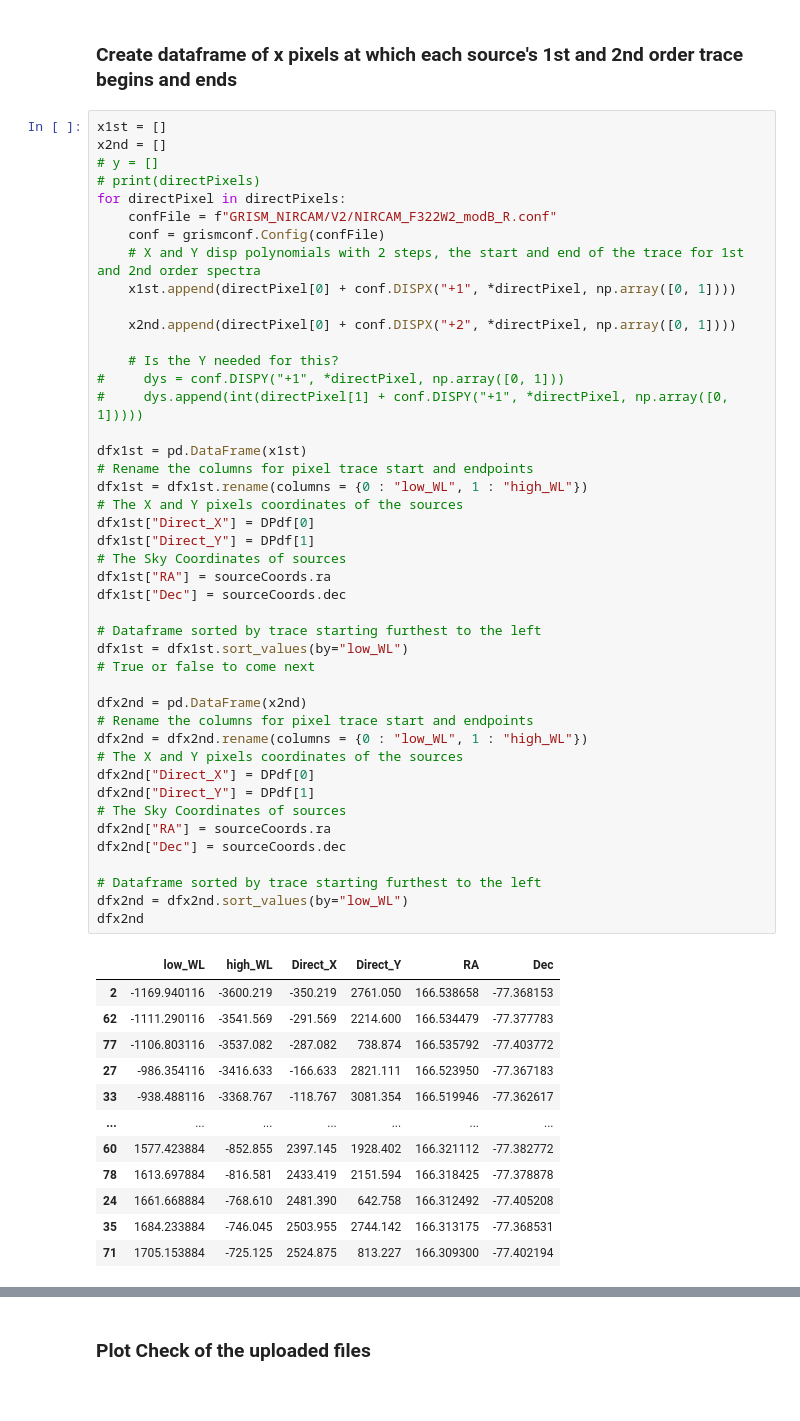
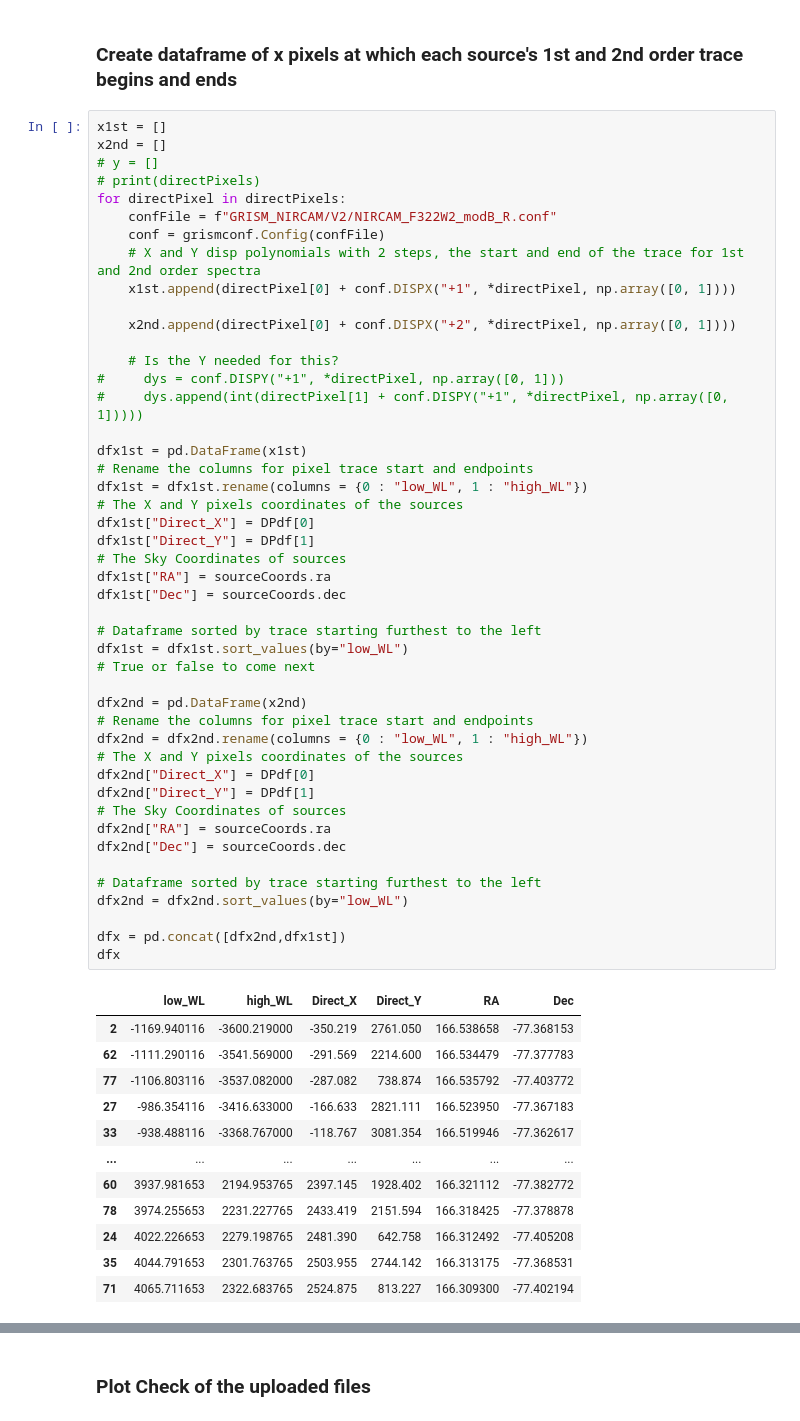
Before and after one commit to ou-astrophysics/NIRCam-WFSS-ERS-Spectral-Extraction, a Jupyter notebook: 2ndOrderMultiPSFSetup.ipynb, the cells around one changed output, grey strips where cells are left out. Drawn from its saved outputs; the diff is of its cells as text.

```diff
--- a/2ndOrderMultiPSFSetup.ipynb
+++ b/2ndOrderMultiPSFSetup.ipynb
@@ -241,42 +241,44 @@ for directPixel in directPixels:
 #     dys.append(int(directPixel[1] + conf.DISPY("+1", *directPixel, np.array([0, 1]))))
 
 dfx1st = pd.DataFrame(x1st)
 # Rename the columns for pixel trace start and endpoints
 dfx1st = dfx1st.rename(columns = {0 : "low_WL", 1 : "high_WL"})
 # The X and Y pixels coordinates of the sources
 dfx1st["Direct_X"] = DPdf[0]
 dfx1st["Direct_Y"] = DPdf[1]
 # The Sky Coordinates of sources
 dfx1st["RA"] = sourceCoords.ra
 dfx1st["Dec"] = sourceCoords.dec
 
 # Dataframe sorted by trace starting furthest to the left
 dfx1st = dfx1st.sort_values(by="low_WL")
 # True or false to come next
 
 dfx2nd = pd.DataFrame(x2nd)
 # Rename the columns for pixel trace start and endpoints
 dfx2nd = dfx2nd.rename(columns = {0 : "low_WL", 1 : "high_WL"})
 # The X and Y pixels coordinates of the sources
 dfx2nd["Direct_X"] = DPdf[0]
 dfx2nd["Direct_Y"] = DPdf[1]
 # The Sky Coordinates of sources
 dfx2nd["RA"] = sourceCoords.ra
 dfx2nd["Dec"] = sourceCoords.dec
 
 # Dataframe sorted by trace starting furthest to the left
 dfx2nd = dfx2nd.sort_values(by="low_WL")
-dfx2nd
+
+dfx = pd.concat([dfx2nd,dfx1st])
+dfx
 # %% [output]
 |  | low_WL | high_WL | Direct_X | Direct_Y | RA | Dec |
-| 2 | -1169.940116 | -3600.219 | -350.219 | 2761.050 | 166.538658 | -77.368153 |
-| 62 | -1111.290116 | -3541.569 | -291.569 | 2214.600 | 166.534479 | -77.377783 |
-| 77 | -1106.803116 | -3537.082 | -287.082 | 738.874 | 166.535792 | -77.403772 |
-| 27 | -986.354116 | -3416.633 | -166.633 | 2821.111 | 166.523950 | -77.367183 |
-| 33 | -938.488116 | -3368.767 | -118.767 | 3081.354 | 166.519946 | -77.362617 |
+| 2 | -1169.940116 | -3600.219000 | -350.219 | 2761.050 | 166.538658 | -77.368153 |
+| 62 | -1111.290116 | -3541.569000 | -291.569 | 2214.600 | 166.534479 | -77.377783 |
+| 77 | -1106.803116 | -3537.082000 | -287.082 | 738.874 | 166.535792 | -77.403772 |
+| 27 | -986.354116 | -3416.633000 | -166.633 | 2821.111 | 166.523950 | -77.367183 |
+| 33 | -938.488116 | -3368.767000 | -118.767 | 3081.354 | 166.519946 | -77.362617 |
 | ... | ... | ... | ... | ... | ... | ... |
-| 60 | 1577.423884 | -852.855 | 2397.145 | 1928.402 | 166.321112 | -77.382772 |
-| 78 | 1613.697884 | -816.581 | 2433.419 | 2151.594 | 166.318425 | -77.378878 |
-| 24 | 1661.668884 | -768.610 | 2481.390 | 642.758 | 166.312492 | -77.405208 |
-| 35 | 1684.233884 | -746.045 | 2503.955 | 2744.142 | 166.313175 | -77.368531 |
-| 71 | 1705.153884 | -725.125 | 2524.875 | 813.227 | 166.309300 | -77.402194 |
+| 60 | 3937.981653 | 2194.953765 | 2397.145 | 1928.402 | 166.321112 | -77.382772 |
+| 78 | 3974.255653 | 2231.227765 | 2433.419 | 2151.594 | 166.318425 | -77.378878 |
+| 24 | 4022.226653 | 2279.198765 | 2481.390 | 642.758 | 166.312492 | -77.405208 |
+| 35 | 4044.791653 | 2301.763765 | 2503.955 | 2744.142 | 166.313175 | -77.368531 |
+| 71 | 4065.711653 | 2322.683765 | 2524.875 | 813.227 | 166.309300 | -77.402194 |
```
Also changed, not shown: parts of 14 cells of this notebook, 1 other file.
